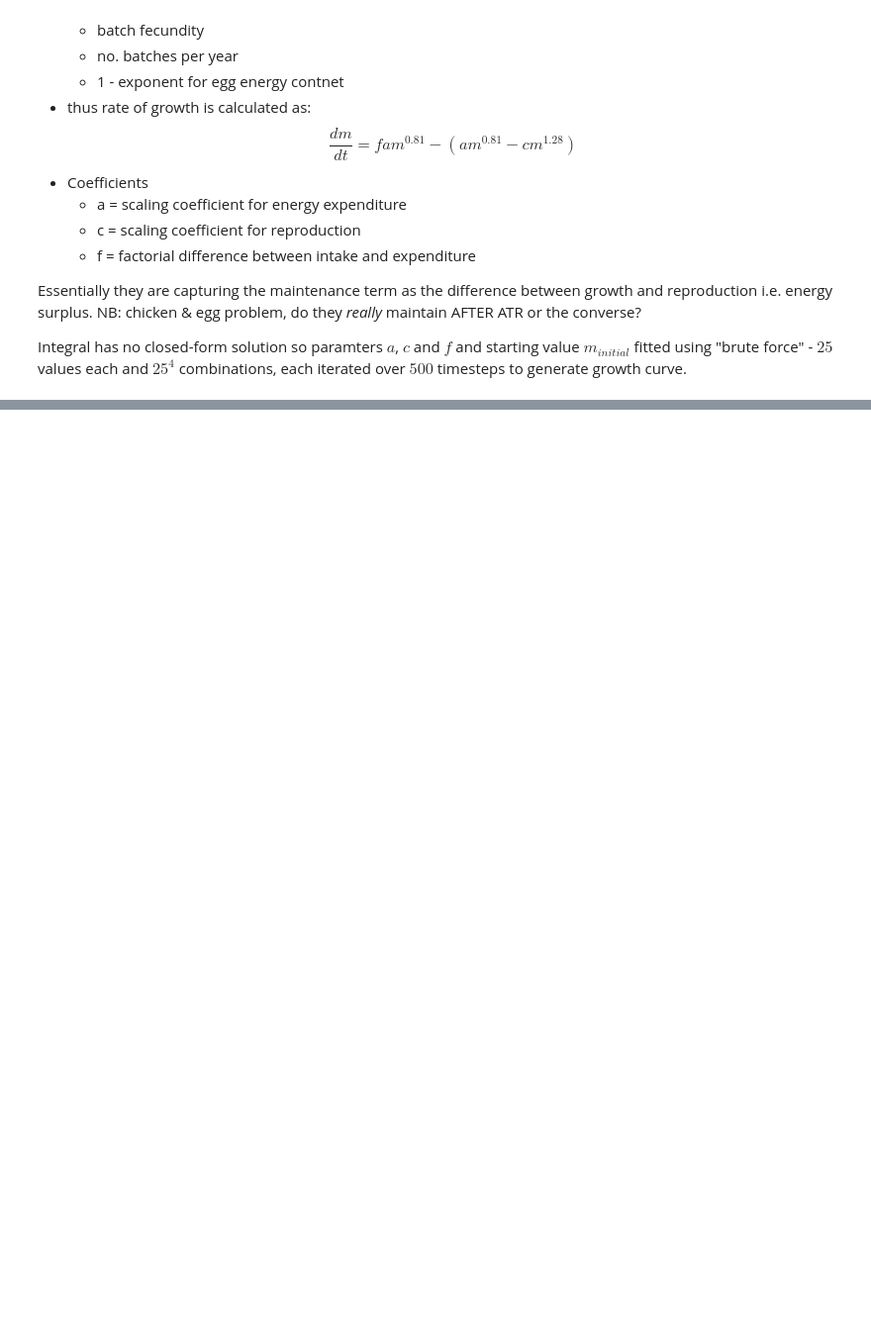
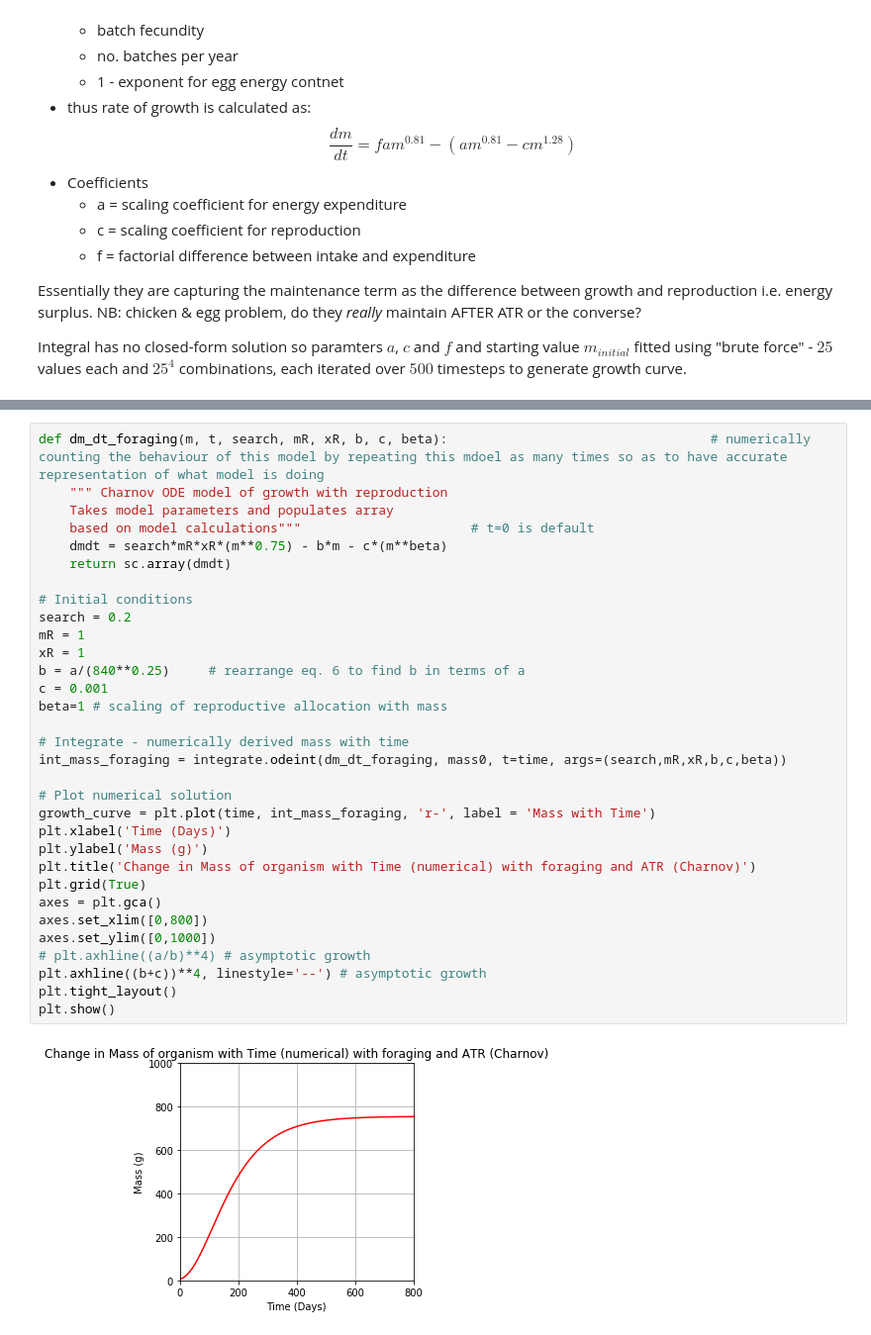
Before and after one commit to lvassor/HyperallometricFecundity, a Jupyter notebook: Code/ontogenetic_growth.ipynb, the cells around one changed output, grey strips where cells are left out. Shown: that part at 99% size. Saved outputs shown, nothing was run; the diff lists cells and outputs as text; blank space fills up the shorter version.

```diff
--- a/Code/ontogenetic_growth.ipynb
+++ b/Code/ontogenetic_growth.ipynb
@@ -180,0 +240,34 @@ Integral has no closed-form solution so paramters $a$, $c$ and $f$ and starting
+# %%
+def dm_dt_foraging(m, t, search, mR, xR, b, c, beta):                                  # numerically counting the behaviour of this model by repeating this mdoel as many times so as to have accurate representation of what model is doing
+    """ Charnov ODE model of growth with reproduction
+    Takes model parameters and populates array
+    based on model calculations"""                      # t=0 is default
+    dmdt = search*mR*xR*(m**0.75) - b*m - c*(m**beta)
+    return sc.array(dmdt)
+
+# Initial conditions
+search = 0.2
+mR = 1
+xR = 1
+b = a/(840**0.25)     # rearrange eq. 6 to find b in terms of a
+c = 0.001
+beta=1 # scaling of reproductive allocation with mass
+
+# Integrate - numerically derived mass with time
+int_mass_foraging = integrate.odeint(dm_dt_foraging, mass0, t=time, args=(search,mR,xR,b,c,beta))
+
+# Plot numerical solution
+growth_curve = plt.plot(time, int_mass_foraging, 'r-', label = 'Mass with Time')
+plt.xlabel('Time (Days)')
+plt.ylabel('Mass (g)')
+plt.title('Change in Mass of organism with Time (numerical) with foraging and ATR (Charnov)')
+plt.grid(True)
+axes = plt.gca()
+axes.set_xlim([0,800])
+axes.set_ylim([0,1000])
+# plt.axhline((a/b)**4) # asymptotic growth
+plt.axhline((b+c))**4, linestyle='--') # asymptotic growth
+plt.tight_layout()
+plt.show()
+# %% [output]
+[figure, added]
```
Also changed, not shown: parts of 10 cells of this notebook, 1 other file.
